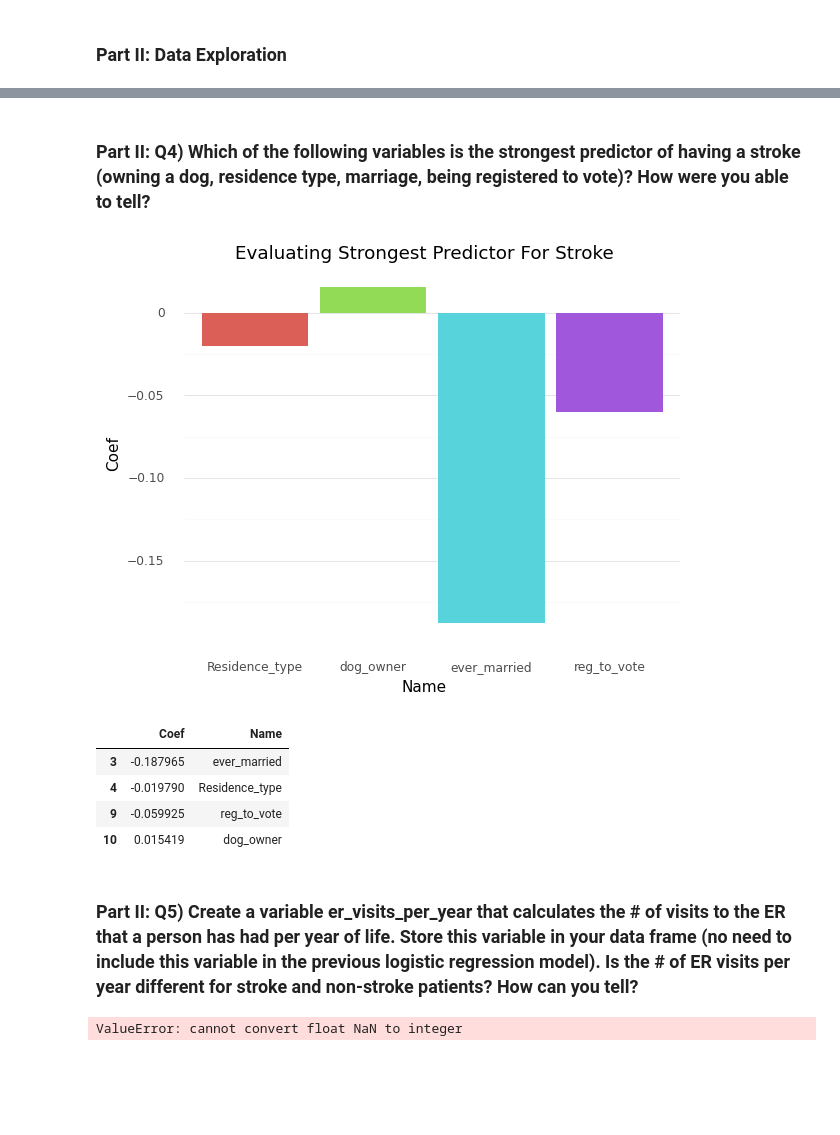
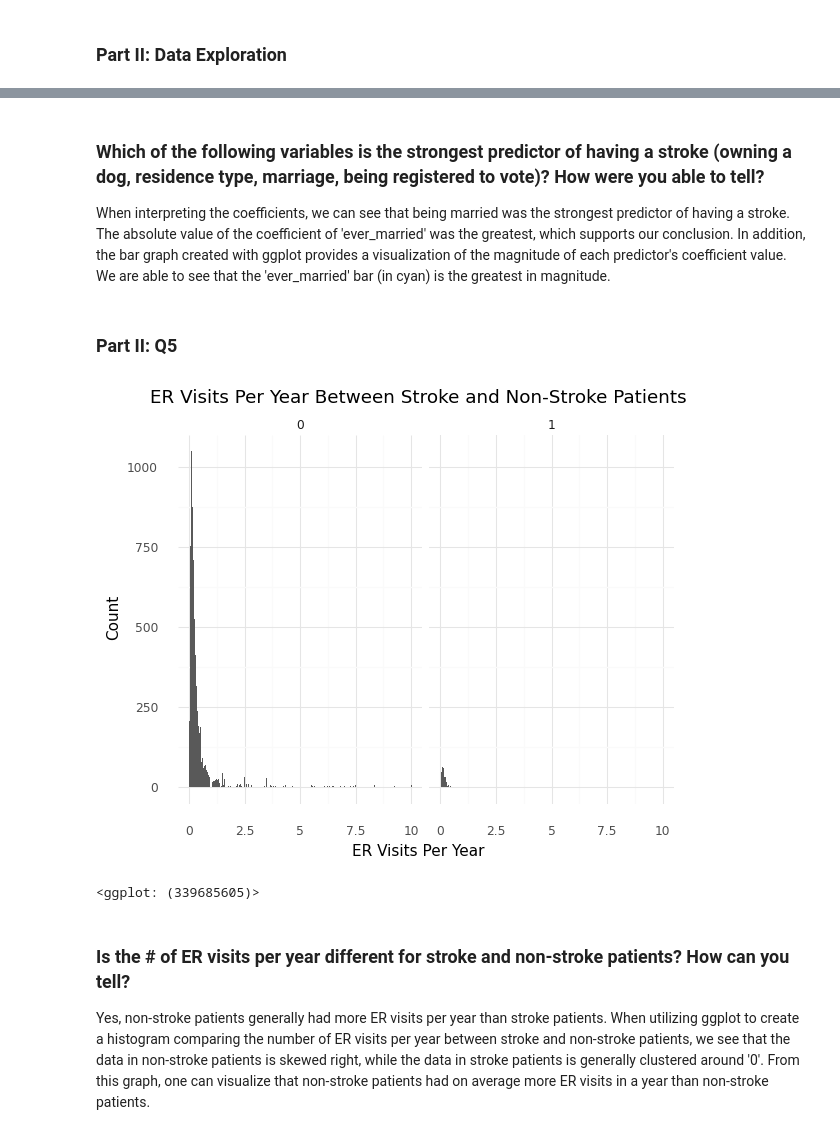
Before and after one commit to min-is/Chapman-University, a Jupyter notebook: CPSC 392 - Data Science/Projects/Min - Project 1.ipynb, the cells around one changed output, grey strips where cells are left out. Drawn from its saved outputs; the diff is of its cells as text; code cells hidden in the pictures; blank space fills up the shorter version.

```diff
--- a/CPSC 392 - Data Science/Projects/Min - Project 1.ipynb
+++ b/CPSC 392 - Data Science/Projects/Min - Project 1.ipynb
@@ -289,28 +329,26 @@ p2q3
 # %% [markdown]
-### Part II: Q4) Which of the following variables is the strongest predictor of having a stroke (owning a dog, residence type, marriage, being registered to vote)? How were you able to tell?
+### Which of the following variables is the strongest predictor of having a stroke (owning a dog, residence type, marriage, being registered to vote)? How were you able to tell?
+
+When interpreting the coefficients, we can see that being married was the strongest predictor of having a stroke. The absolute value of the coefficient of 'ever_married' was the greatest, which supports our conclusion. In addition, the bar graph created with ggplot provides a visualization of the magnitude of each predictor's coefficient value. We are able to see that the 'ever_married' bar (in cyan) is the greatest in magnitude.
-# %%
-coefs = coef.loc[(coef['Name'] == 'dog_owner') | (coef['Name'] == 'Residence_type') |
-(coef['Name'] == 'ever_married') | (coef['Name'] == 'reg_to_vote')]
-
-p2q4 = (ggplot(coefs, aes(x = 'Name', y = 'Coef')) + geom_bar(aes(fill = 'Name'), stat = 'identity') +
- theme_bw() + ggtitle('Evaluating Strongest Predictor For Stroke') + theme_minimal() +
- theme(panel_grid_major_x = element_blank(), panel_grid_minor_x = element_blank(), legend_position = 'none'))
-
-print(p2q4)
-coefs
-# %% [output]
-[figure, removed]
-|  | Coef | Name |
-| 3 | -0.187965 | ever_married |
-| 4 | -0.019790 | Residence_type |
-| 9 | -0.059925 | reg_to_vote |
-| 10 | 0.015419 | dog_owner |
-# %% [markdown]
-### Part II: Q5) Create a variable er_visits_per_year that calculates the # of visits to the ER that a person has had per year of life. Store this variable in your data frame (no need to include this variable in the previous logistic regression model). Is the # of ER visits per year different for stroke and non-stroke patients? How can you tell?
-# %%
-df['er_visits_per_year'] = df['er_visits'] / df['age']
-
-df.head()
-(ggplot(df, aes(x = 'er_visits_per_year')) + geom_histogram() + facet_wrap('~stroke') + xlim(0,10) + theme_minimal())
-# %% [output]
-ValueError: cannot convert float NaN to integer
+# %% [markdown]
+### Part II: Q5
+# %%
+# setting up new column for df
+ervisits = df['er_visits'] / df['age']
+
+# creating the new column
+df['er_visits_per_year'] = ervisits
+
+# ggplot with pretty visuals
+p2q5 = (ggplot(df, aes(x  = 'er_visits_per_year')) + geom_histogram() + facet_wrap('~stroke') +
+theme_bw() + ggtitle('ER Visits Per Year Between Stroke and Non-Stroke Patients') +
+theme_minimal() + labs(x = 'ER Visits Per Year', y = 'Count') + coord_cartesian(xlim = (0, 10)))
+
+p2q5
+# %% [output]
+[figure, added]
+<ggplot: (339685605)>
+# %% [markdown]
+### Is the # of ER visits per year different for stroke and non-stroke patients? How can you tell?
+
+Yes, non-stroke patients generally had more ER visits per year than stroke patients. When utilizing ggplot to create a histogram comparing the number of ER visits per year between stroke and non-stroke patients, we see that the data in non-stroke patients is skewed right, while the data in stroke patients is generally clustered around '0'. From this graph, one can visualize that non-stroke patients had on average more ER visits in a year than non-stroke patients.
```
Also changed, not shown: parts of 22 cells of this notebook, 1 other file.
